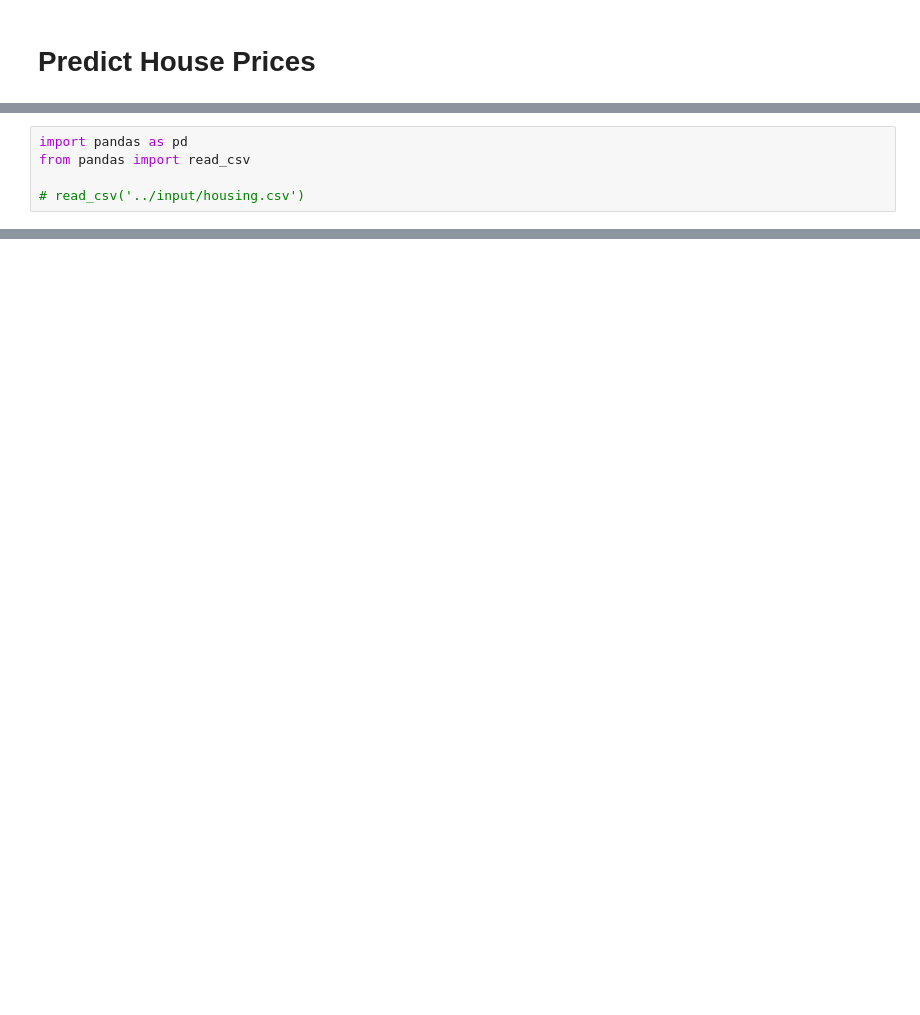
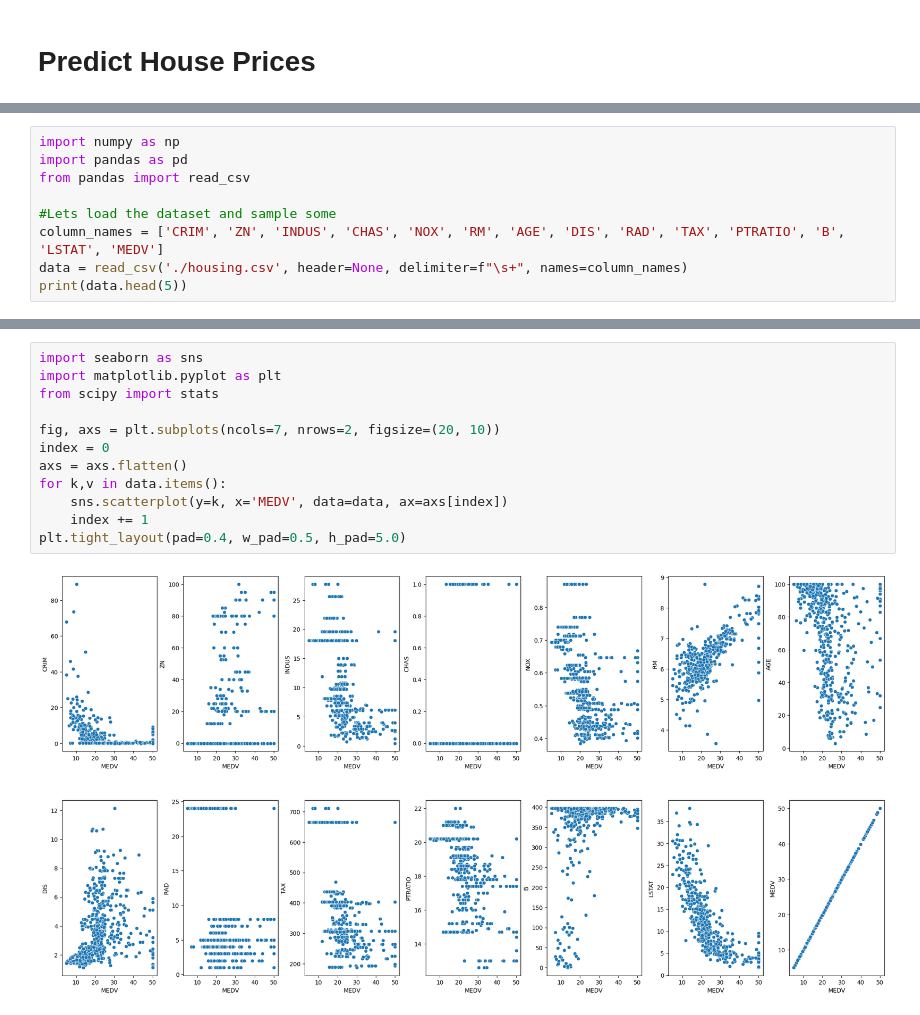
Before and after one commit to jebin2/Machine-Learning-Exercise, a Jupyter notebook: linear_regression.ipynb, the cells around one changed output, grey strips where cells are left out. Saved outputs shown, nothing was run; the diff lists cells and outputs as text; blank space fills up the shorter version.

```diff
--- a/linear_regression.ipynb
+++ b/linear_regression.ipynb
@@ -3,5 +12,9 @@
 # %%
+import numpy as np
 import pandas as pd
 from pandas import read_csv
 
-# read_csv('../input/housing.csv')
+#Lets load the dataset and sample some
+column_names = ['CRIM', 'ZN', 'INDUS', 'CHAS', 'NOX', 'RM', 'AGE', 'DIS', 'RAD', 'TAX', 'PTRATIO', 'B', 'LSTAT', 'MEDV']
+data = read_csv('./housing.csv', header=None, delimiter=f"\s+", names=column_names)
+print(data.head(5))
@@ -7,0 +80,14 @@ from pandas import read_csv
+# %%
+import seaborn as sns
+import matplotlib.pyplot as plt
+from scipy import stats
+
+fig, axs = plt.subplots(ncols=7, nrows=2, figsize=(20, 10))
+index = 0
+axs = axs.flatten()
+for k,v in data.items():
+    sns.scatterplot(y=k, x='MEDV', data=data, ax=axs[index])
+    index += 1
+plt.tight_layout(pad=0.4, w_pad=0.5, h_pad=5.0)
+# %% [output]
+[figure, added]
```
Also changed, not shown: parts of 18 cells of this notebook, 1 other file.
